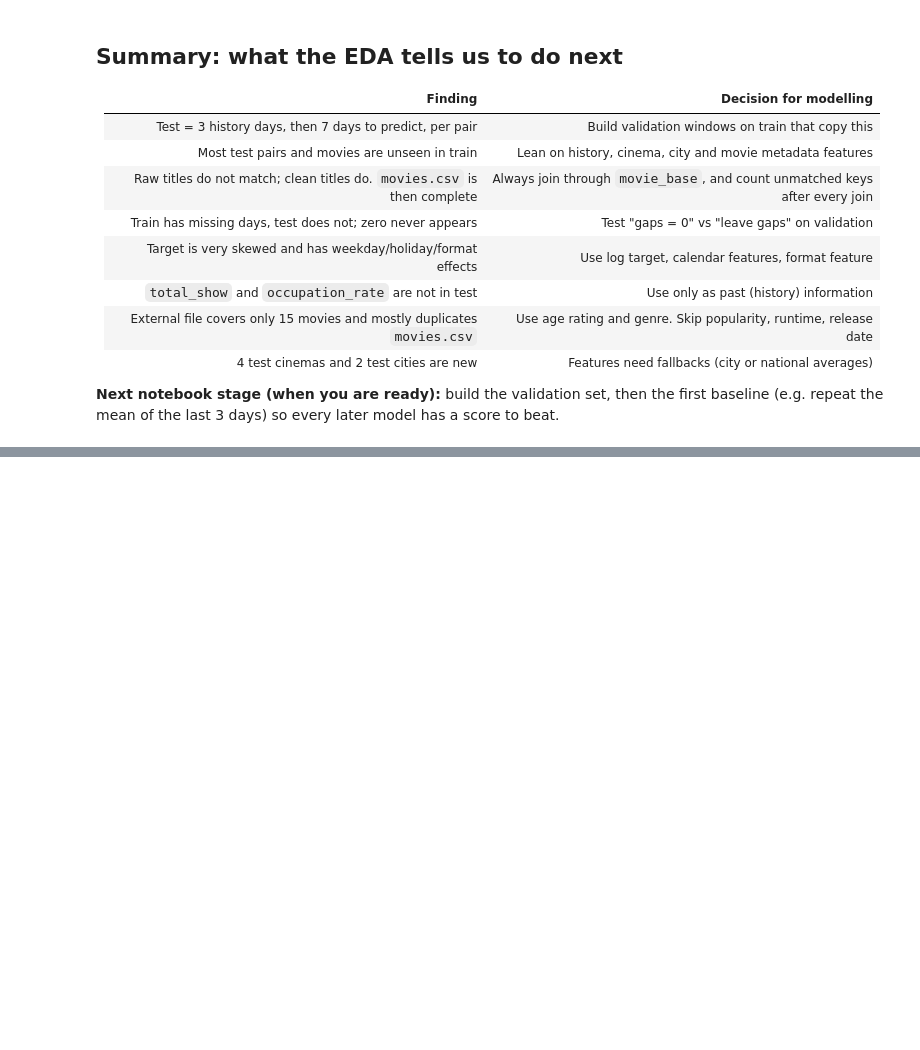
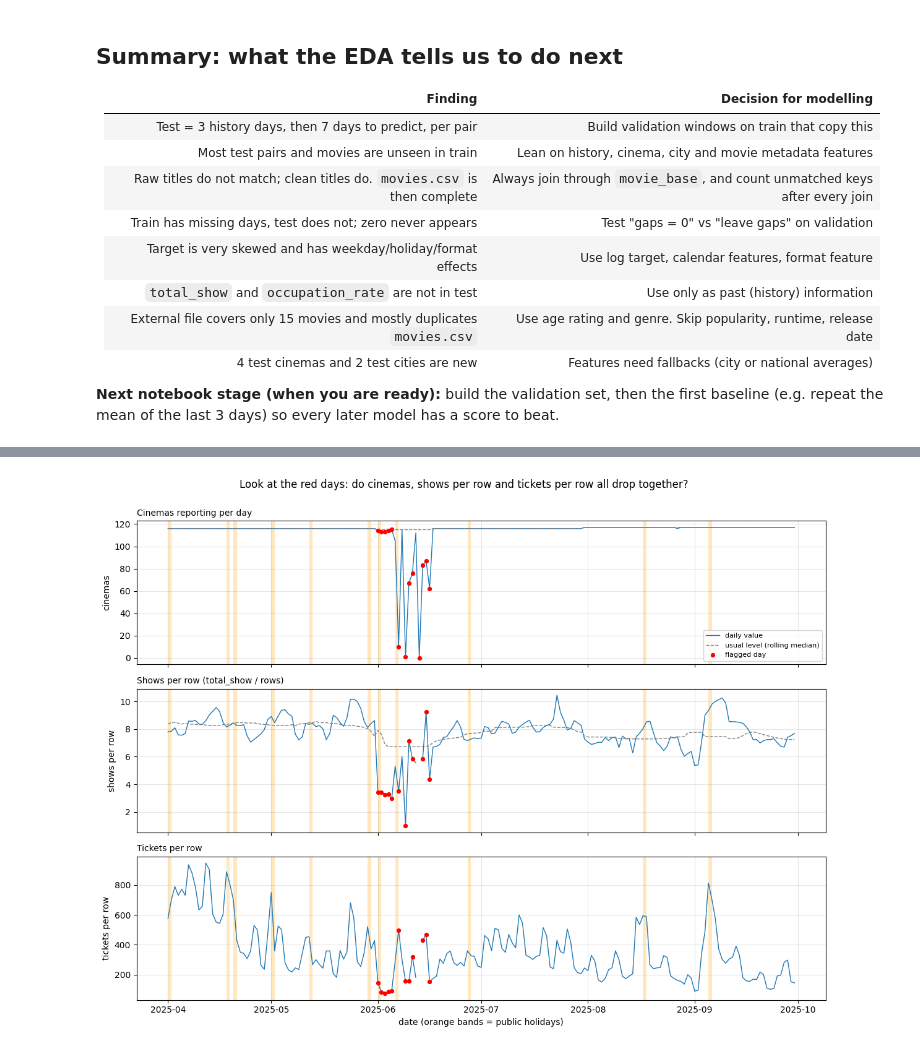
Before and after one commit to brknzzz/harga-tiket-bioskop, a Jupyter notebook: main-2.ipynb, the cells around one changed output, grey strips where cells are left out. Cells and saved outputs as stored; diff of their text form; code cells hidden in the pictures; blank space fills up the shorter version.

```diff
--- a/main-2.ipynb
+++ b/main-2.ipynb
@@ -610,0 +686,27 @@ plt.tight_layout(); plt.show()
+# %%
+hol_all   = holidays.loc[holidays.holiday_tipe == "holiday", "date"]
+hol_train = hol_all[hol_all.between(daily.index.min(), daily.index.max())]
+bad = daily.flag_type != "ok"
+
+panels = [
+    ("cinemas",         "cinemas_usual", "Cinemas reporting per day",         "cinemas"),
+    ("shows_per_row",   "shows_usual",   "Shows per row (total_show / rows)", "shows per row"),
+    ("tickets_per_row", None,            "Tickets per row",                   "tickets per row"),
+]
+
+fig, axes = plt.subplots(3, 1, figsize=(12, 9), sharex=True)
+for ax, (col, usual_col, title, ylab) in zip(axes, panels):
+    ax.plot(daily.index, daily[col], color="tab:blue", lw=1, label="daily value")
+    if usual_col:
+        ax.plot(daily.index, daily[usual_col], color="gray", ls="--", lw=1, label="usual level (rolling median)")
+    ax.scatter(daily.index[bad], daily.loc[bad, col], color="red", s=18, zorder=3, label="flagged day")
+    for h in hol_train:                       # light orange band = public holiday
+        ax.axvspan(h, h + pd.Timedelta(days=1), color="orange", alpha=0.25, lw=0)
+    ax.set_title(title, fontsize=10, loc="left")
+    ax.set_ylabel(ylab)
+axes[0].legend(fontsize=8, loc="lower right")
+axes[-1].set_xlabel("date (orange bands = public holidays)")
+fig.suptitle("Look at the red days: do cinemas, shows per row and tickets per row all drop together?", y=1.0)
+plt.tight_layout(); plt.show()
+# %% [output]
+[figure, added]
```
Also changed, not shown: parts of 15 cells of this notebook.
